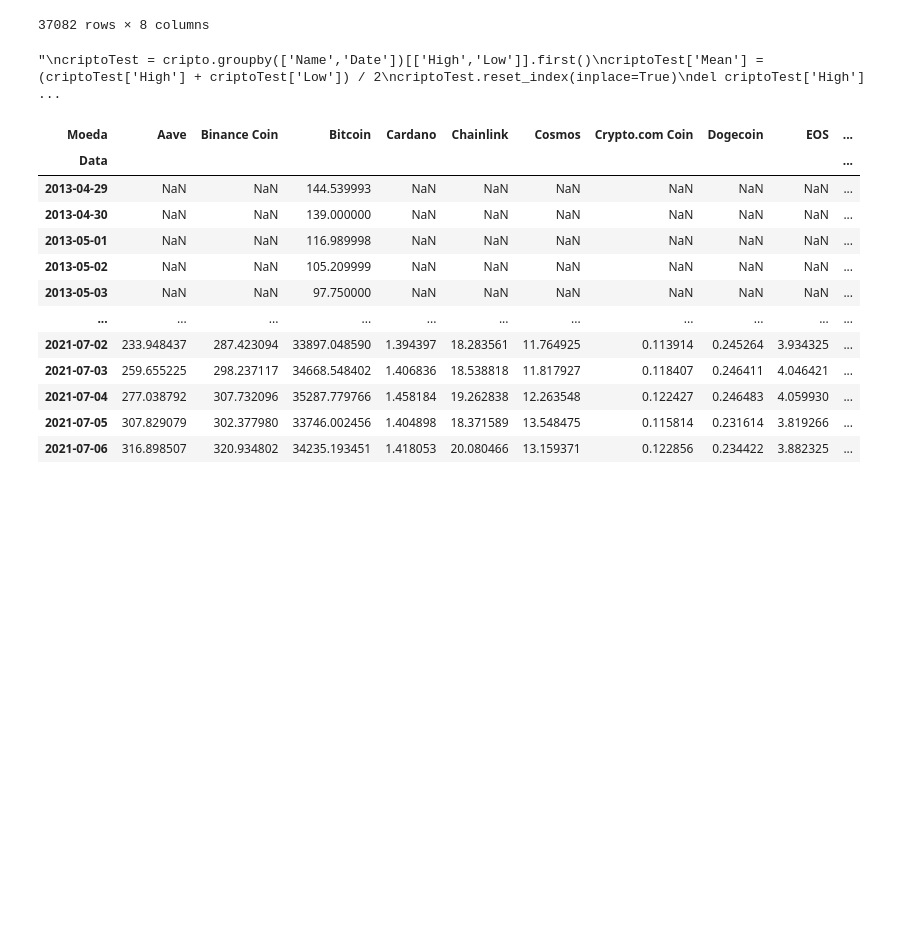
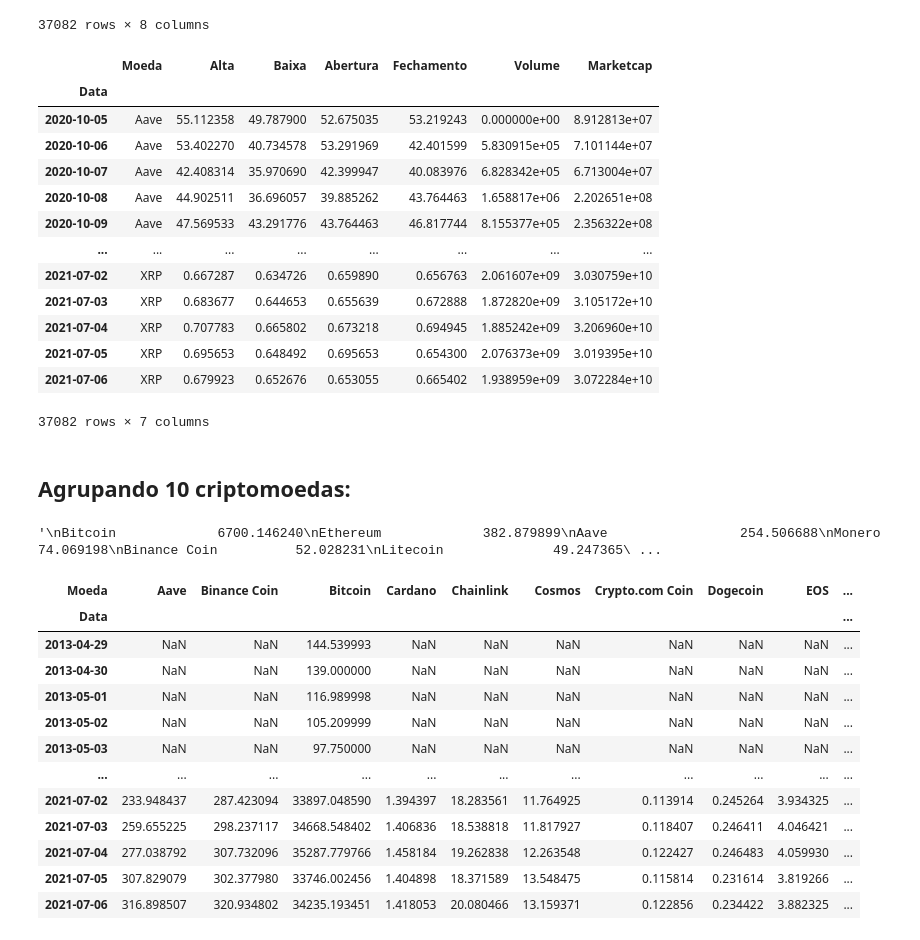
Before and after one commit to NewKanvas/M5-Projeto-5, a Jupyter notebook: analise.ipynb, the cells around one changed output. Saved outputs shown, nothing was run; the diff lists cells and outputs as text; code cells hidden in the pictures; blank space fills up the shorter version.

```diff
--- a/analise.ipynb
+++ b/analise.ipynb
@@ -124,18 +124,45 @@ cripto # Definir oque é o valor real, seria a media do valor mais alto e baixo?
 | 37080 | XRP | 2021-07-05 | 0.695653 | 0.648492 | 0.695653 | 0.654300 | 2.076373e+09 | 3.019395e+10 |
 | 37081 | XRP | 2021-07-06 | 0.679923 | 0.652676 | 0.653055 | 0.665402 | 1.938959e+09 | 3.072284e+10 |
 37082 rows × 8 columns
-# %%
-'''
-criptoTest = cripto.groupby(['Name','Date'])[['High','Low']].first()
-criptoTest['Mean'] = (criptoTest['High'] + criptoTest['Low']) / 2
-criptoTest.reset_index(inplace=True)
-del criptoTest['High']
-del criptoTest['Low']
-criptoTest = criptoTest.set_index(['Name', 'Date']).unstack(level=0)
-criptoTest
-'''
-# %% [output]
-"\ncriptoTest = cripto.groupby(['Name','Date'])[['High','Low']].first()\ncriptoTest['Mean'] = (criptoTest['High'] + criptoTest['Low']) / 2\ncriptoTest.reset_index(inplace=True)\ndel criptoTest['High'] ...
+# %%
+cripto.reset_index()
+cripto = cripto.set_index(['Data'])
+
+cripto
+# %% [output]
+|  | Moeda | Alta | Baixa | Abertura | Fechamento | Volume | Marketcap |
+| Data |  |  |  |  |  |  |  |
+| 2020-10-05 | Aave | 55.112358 | 49.787900 | 52.675035 | 53.219243 | 0.000000e+00 | 8.912813e+07 |
+| 2020-10-06 | Aave | 53.402270 | 40.734578 | 53.291969 | 42.401599 | 5.830915e+05 | 7.101144e+07 |
+| 2020-10-07 | Aave | 42.408314 | 35.970690 | 42.399947 | 40.083976 | 6.828342e+05 | 6.713004e+07 |
+| 2020-10-08 | Aave | 44.902511 | 36.696057 | 39.885262 | 43.764463 | 1.658817e+06 | 2.202651e+08 |
+| 2020-10-09 | Aave | 47.569533 | 43.291776 | 43.764463 | 46.817744 | 8.155377e+05 | 2.356322e+08 |
+| ... | ... | ... | ... | ... | ... | ... | ... |
+| 2021-07-02 | XRP | 0.667287 | 0.634726 | 0.659890 | 0.656763 | 2.061607e+09 | 3.030759e+10 |
+| 2021-07-03 | XRP | 0.683677 | 0.644653 | 0.655639 | 0.672888 | 1.872820e+09 | 3.105172e+10 |
+| 2021-07-04 | XRP | 0.707783 | 0.665802 | 0.673218 | 0.694945 | 1.885242e+09 | 3.206960e+10 |
+| 2021-07-05 | XRP | 0.695653 | 0.648492 | 0.695653 | 0.654300 | 2.076373e+09 | 3.019395e+10 |
+| 2021-07-06 | XRP | 0.679923 | 0.652676 | 0.653055 | 0.665402 | 1.938959e+09 | 3.072284e+10 |
+37082 rows × 7 columns
+# %% [markdown]
+## **Agrupando 10 criptomoedas:**
+# %%
+#cripto.mean().sort_values(ascending=False)
+
+'''
+Bitcoin             6700.146240
+Ethereum             382.879899
+Aave                 254.506688
+Monero                74.069198
+Binance Coin          52.028231
+Litecoin              49.247365
+Polkadot              18.107145
+Uniswap               17.014778
+Solana                10.400225
+Cosmos                 6.759896
+'''
+# %% [output]
+'\nBitcoin             6700.146240\nEthereum             382.879899\nAave                 254.506688\nMonero                74.069198\nBinance Coin          52.028231\nLitecoin              49.247365\ ...
 # %%
 criptoTest = cripto.groupby(['Moeda','Data'])[['Fechamento']].first()
 criptoTest.reset_index(inplace=True)
```
Also changed, not shown: parts of 7 cells of this notebook.
